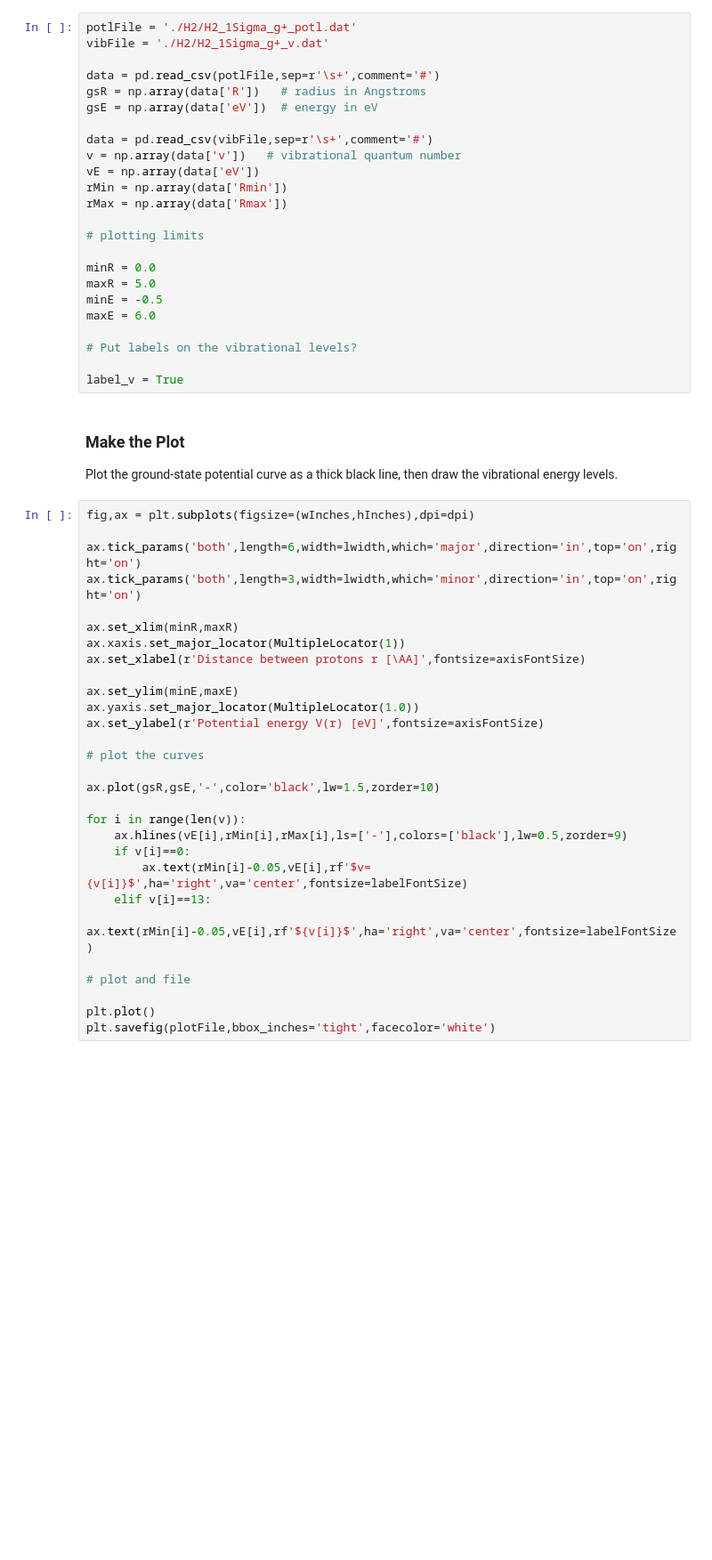
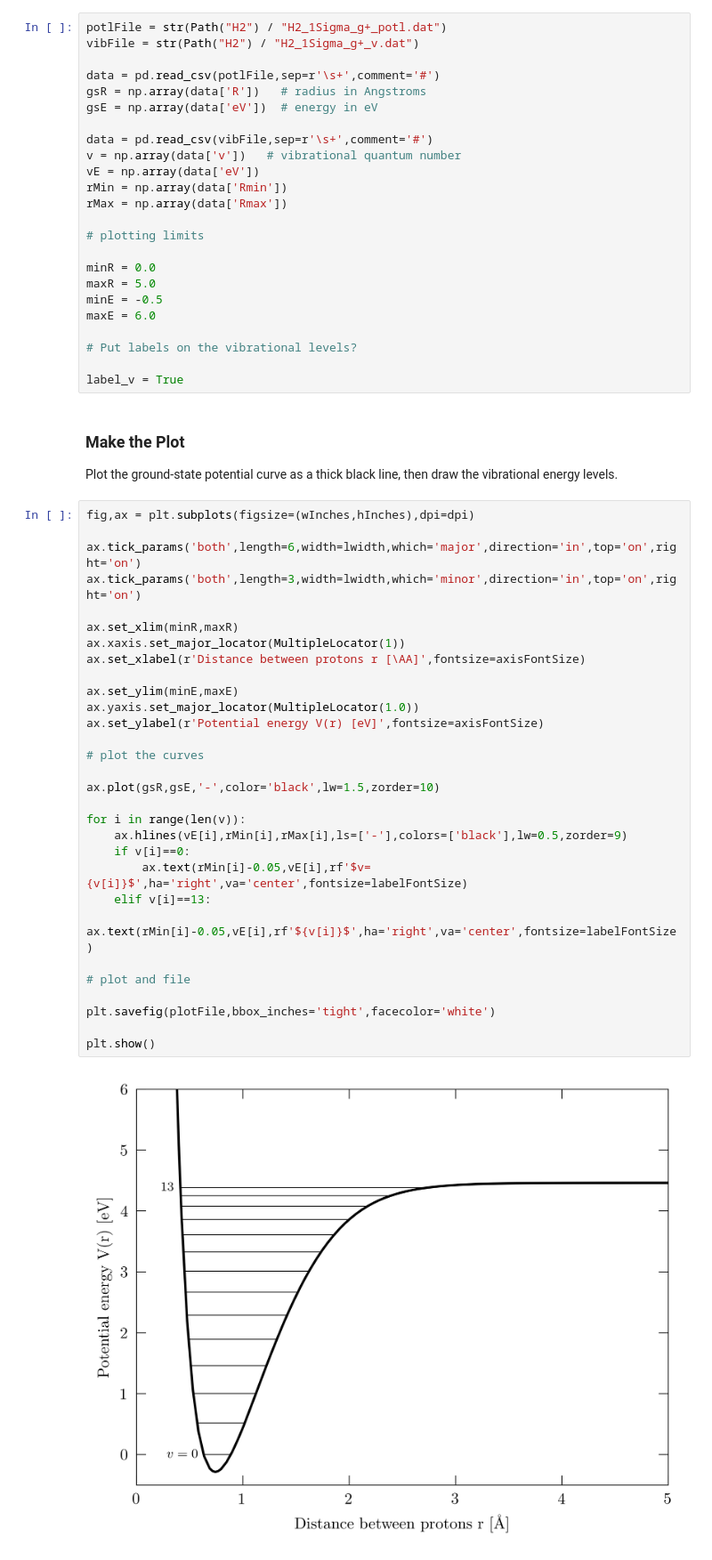
Before and after one commit to CambridgeUniversityPress/Interstellar-and-Intergalactic-Medium, a Jupyter notebook: Chapter7/Fig7_1_H2_groundstate.ipynb, the cells around one changed output. Shown: that part at 89% size. Cells and saved outputs as stored; diff of their text form; blank space fills up the shorter version.

Commit message:
OS-agnostic path definition
Use pathlib so paths to a subfolder resolve correctly on Windows, Mac, and Linux without need to edit the notebook

```diff
--- a/Chapter7/Fig7_1_H2_groundstate.ipynb
+++ b/Chapter7/Fig7_1_H2_groundstate.ipynb
@@ -88,6 +94,6 @@ Vibrational levels: H2_1Sigma_g+_v.dat:
 # %%
-potlFile = './H2/H2_1Sigma_g+_potl.dat'
-vibFile = './H2/H2_1Sigma_g+_v.dat'
+potlFile = str(Path("H2") / "H2_1Sigma_g+_potl.dat")
+vibFile = str(Path("H2") / "H2_1Sigma_g+_v.dat")
 
 data = pd.read_csv(potlFile,sep=r'\s+',comment='#')
 gsR = np.array(data['R'])   # radius in Angstroms
@@ -116,29 +122,32 @@ Plot the ground-state potential curve as a thick black line, then draw the vibra
 # %%
 fig,ax = plt.subplots(figsize=(wInches,hInches),dpi=dpi)
 
 ax.tick_params('both',length=6,width=lwidth,which='major',direction='in',top='on',right='on')
 ax.tick_params('both',length=3,width=lwidth,which='minor',direction='in',top='on',right='on')
 
 ax.set_xlim(minR,maxR)
 ax.xaxis.set_major_locator(MultipleLocator(1))
 ax.set_xlabel(r'Distance between protons r [\AA]',fontsize=axisFontSize)
 
 ax.set_ylim(minE,maxE)
 ax.yaxis.set_major_locator(MultipleLocator(1.0))
 ax.set_ylabel(r'Potential energy V(r) [eV]',fontsize=axisFontSize)
 
 # plot the curves
 
 ax.plot(gsR,gsE,'-',color='black',lw=1.5,zorder=10)
 
 for i in range(len(v)):
     ax.hlines(vE[i],rMin[i],rMax[i],ls=['-'],colors=['black'],lw=0.5,zorder=9)
     if v[i]==0:
         ax.text(rMin[i]-0.05,vE[i],rf'$v={v[i]}$',ha='right',va='center',fontsize=labelFontSize)
     elif v[i]==13:
         ax.text(rMin[i]-0.05,vE[i],rf'${v[i]}$',ha='right',va='center',fontsize=labelFontSize)
 
 # plot and file
 
-plt.plot()
 plt.savefig(plotFile,bbox_inches='tight',facecolor='white')
+
+plt.show()
+# %% [output]
+[figure, added]
```
Also changed, not shown: parts of 3 cells of this notebook, 1 other file.
